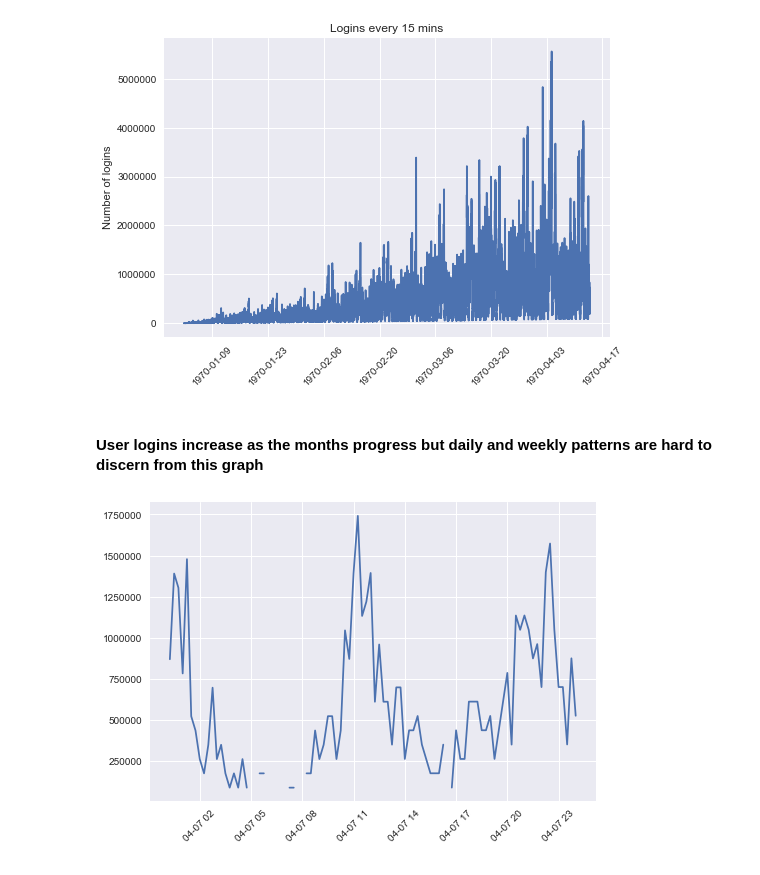
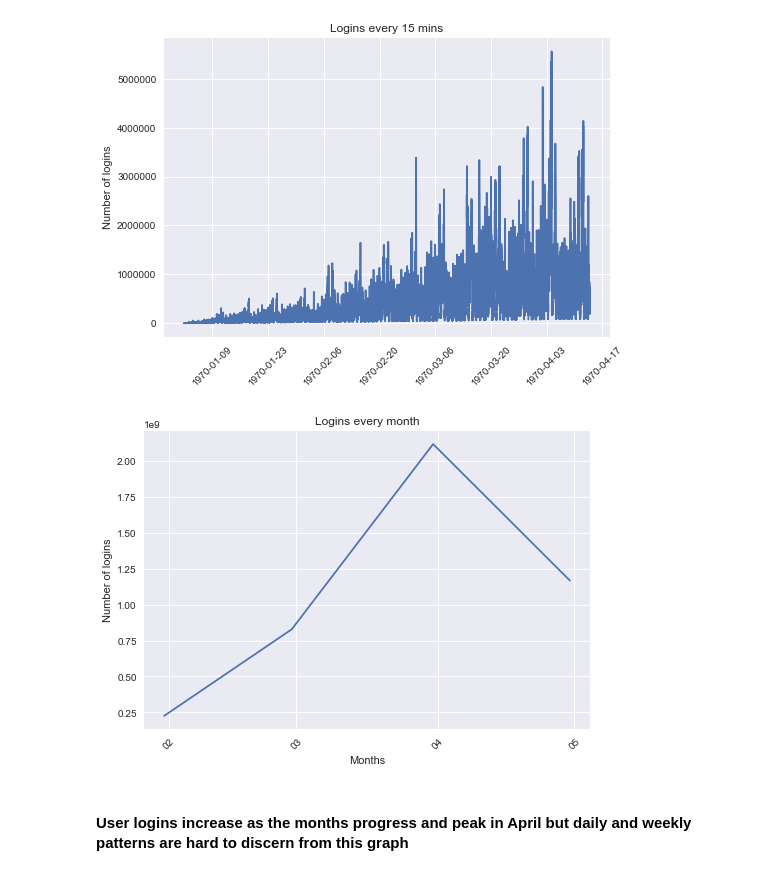
Before and after one commit to tjogesh/DataScienceCourse, a Jupyter notebook: ultimate_challenge/Ultimate_Challenge_part1 .ipynb, the cells around one changed output. Cells and saved outputs as stored; diff of their text form; code cells hidden in the pictures.

```diff
--- a/ultimate_challenge/Ultimate_Challenge_part1 .ipynb
+++ b/ultimate_challenge/Ultimate_Challenge_part1 .ipynb
@@ -30,13 +35,18 @@ plt.xticks(rotation=45)
 plt.show()
 # %% [output]
 [figure]
+# %%
+login_M=login.resample("M").sum()
+login_M['Datetime'] = login_M.index
+plt.plot(login_M['Datetime'],login_M['index'])
+plt.title("Logins every month")
+plt.ylabel("Number of logins")
+plt.xticks(rotation=45)
+plt.gca().xaxis.set_major_locator(mdates.MonthLocator())
+plt.gca().xaxis.set_major_formatter(mdates.DateFormatter('%m'))
+plt.xlabel("Months")
+plt.show()
+# %% [output]
+[figure, added]
 # %% [markdown]
-#### User logins increase as the months progress but daily and weekly patterns are hard to discern from this graph
+#### User logins increase as the months progress and peak in April but daily and weekly patterns are hard to discern from this graph
-# %%
-mask = (login_15['Datetime'] > '1970-04-07T00:00:00') & (login_15['Datetime'] <= '1970-04-08T00:00:00')
-April_7=login_15.ix[mask]
-plt.plot(April_7['Datetime'],April_7['index'])
-plt.xticks(rotation=45)
-plt.show()
-# %% [output]
-[figure, removed]
```
Also changed, not shown: parts of 11 cells of this notebook, 1 other file.
